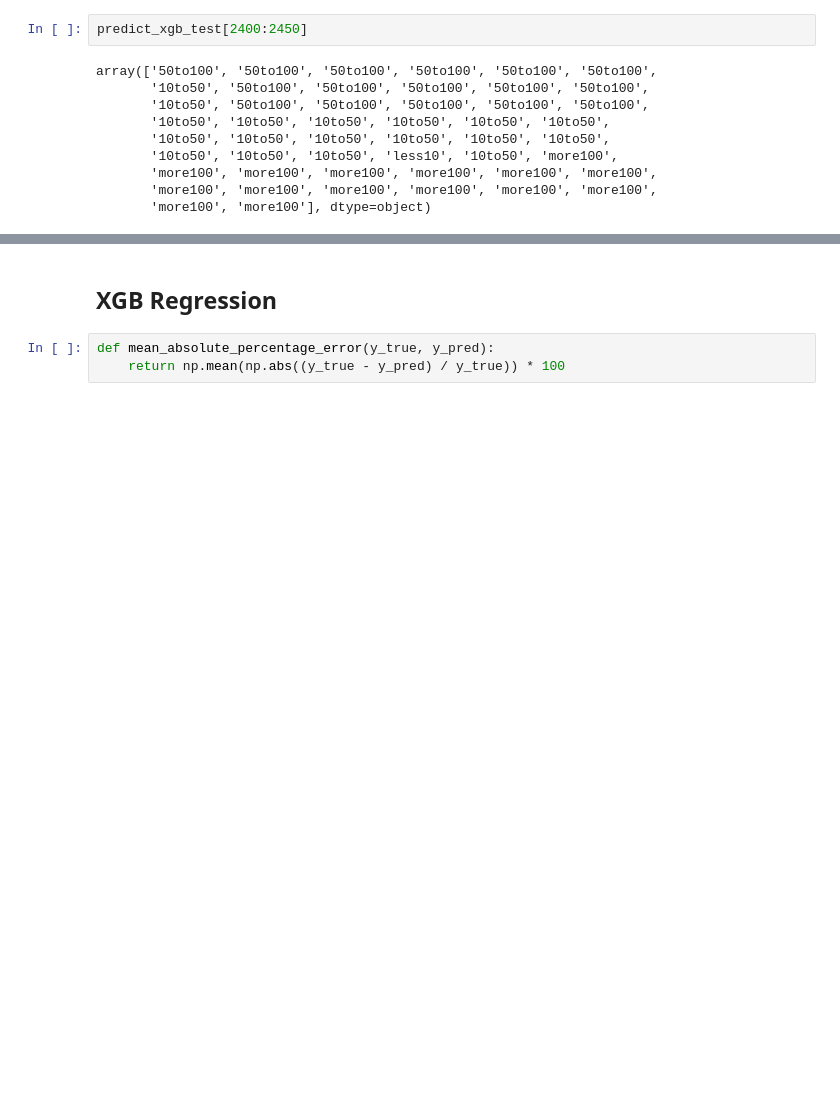
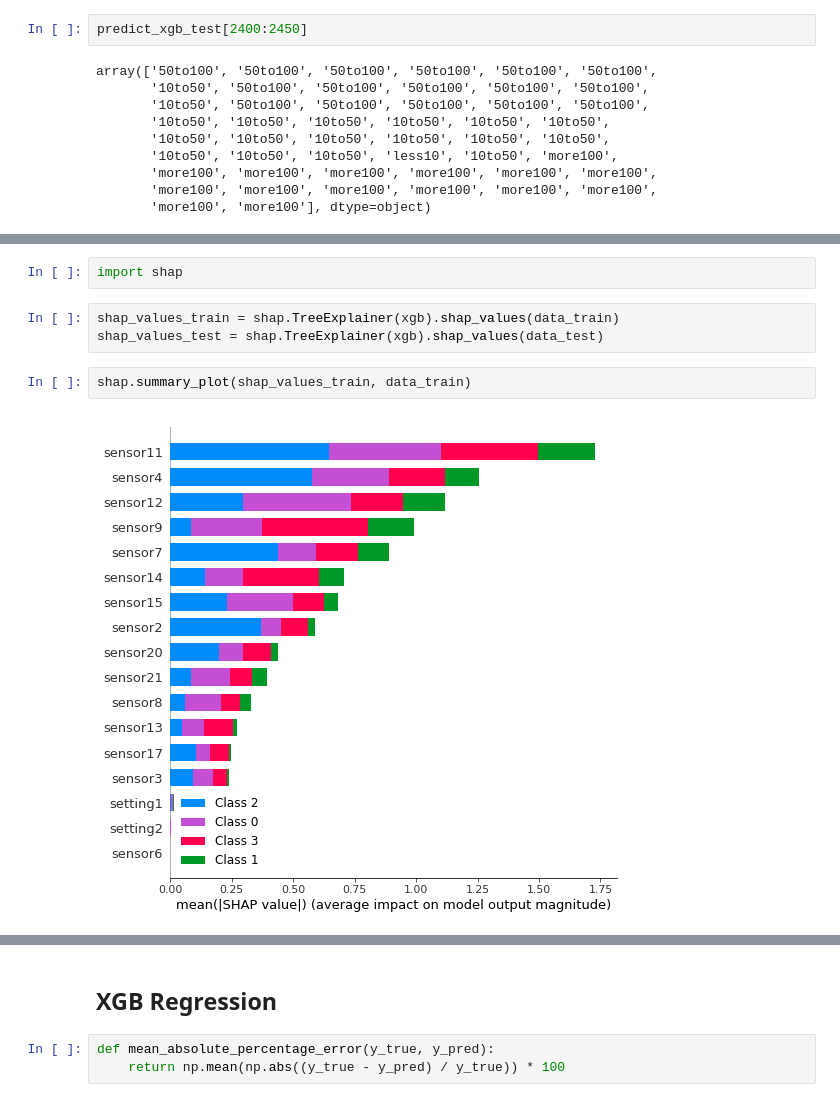
Before and after one commit to TsarSPb/Haustiere, a Jupyter notebook: CMAPSS/CMAPS.ipynb, the cells around one changed output, grey strips where cells are left out. Saved outputs shown, nothing was run; the diff lists cells and outputs as text; blank space fills up the shorter version.

```diff
--- a/CMAPSS/CMAPS.ipynb
+++ b/CMAPSS/CMAPS.ipynb
@@ -1149,0 +1306,9 @@ array(['50to100', '50to100', '50to100', '50to100', '50to100', '50to100',
+# %%
+import shap
+# %%
+shap_values_train = shap.TreeExplainer(xgb).shap_values(data_train)
+shap_values_test = shap.TreeExplainer(xgb).shap_values(data_test)
+# %%
+shap.summary_plot(shap_values_train, data_train)
+# %% [output]
+[figure, added]
```
Also changed, not shown: parts of 63 cells of this notebook, 1 other file.
